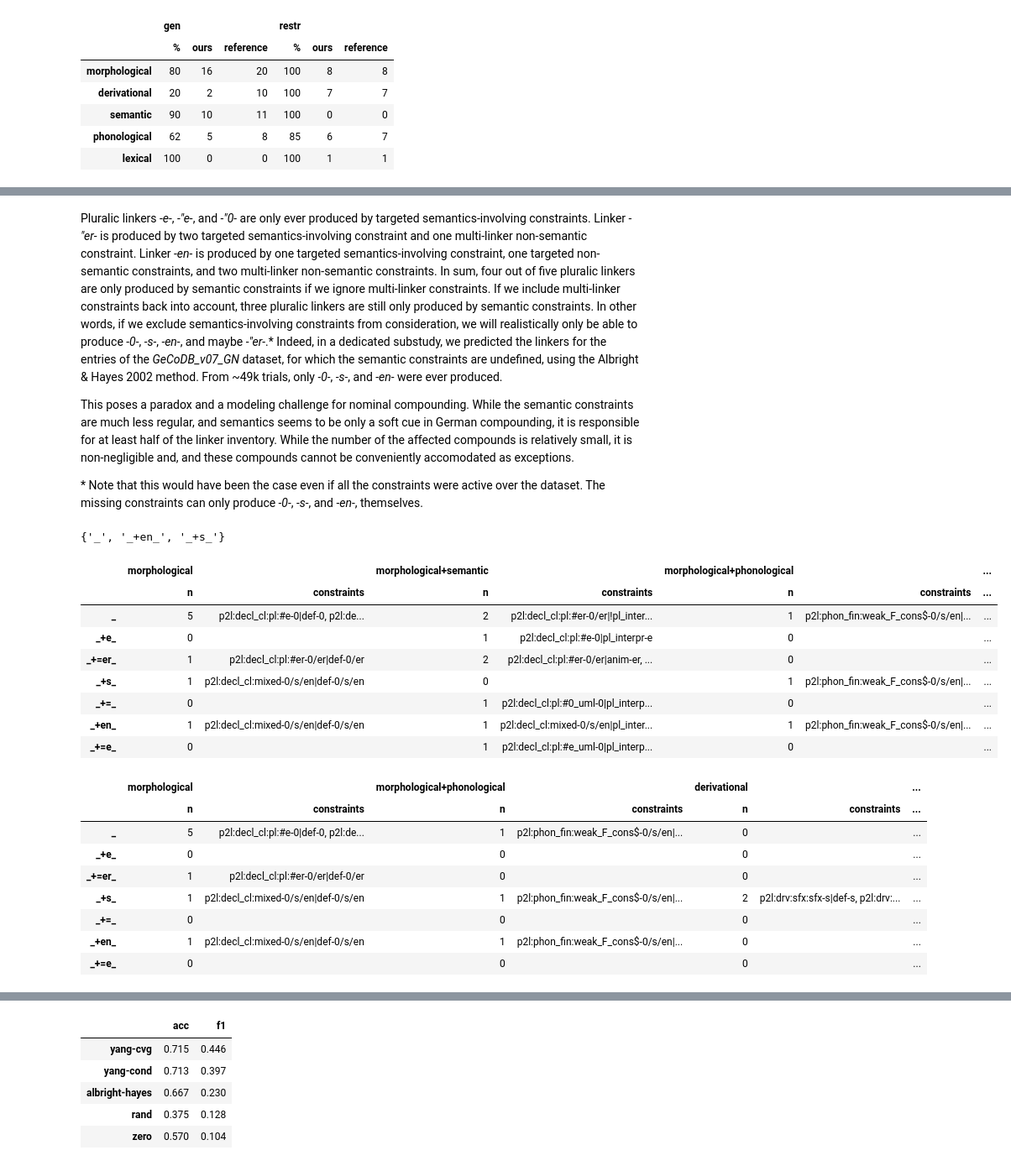
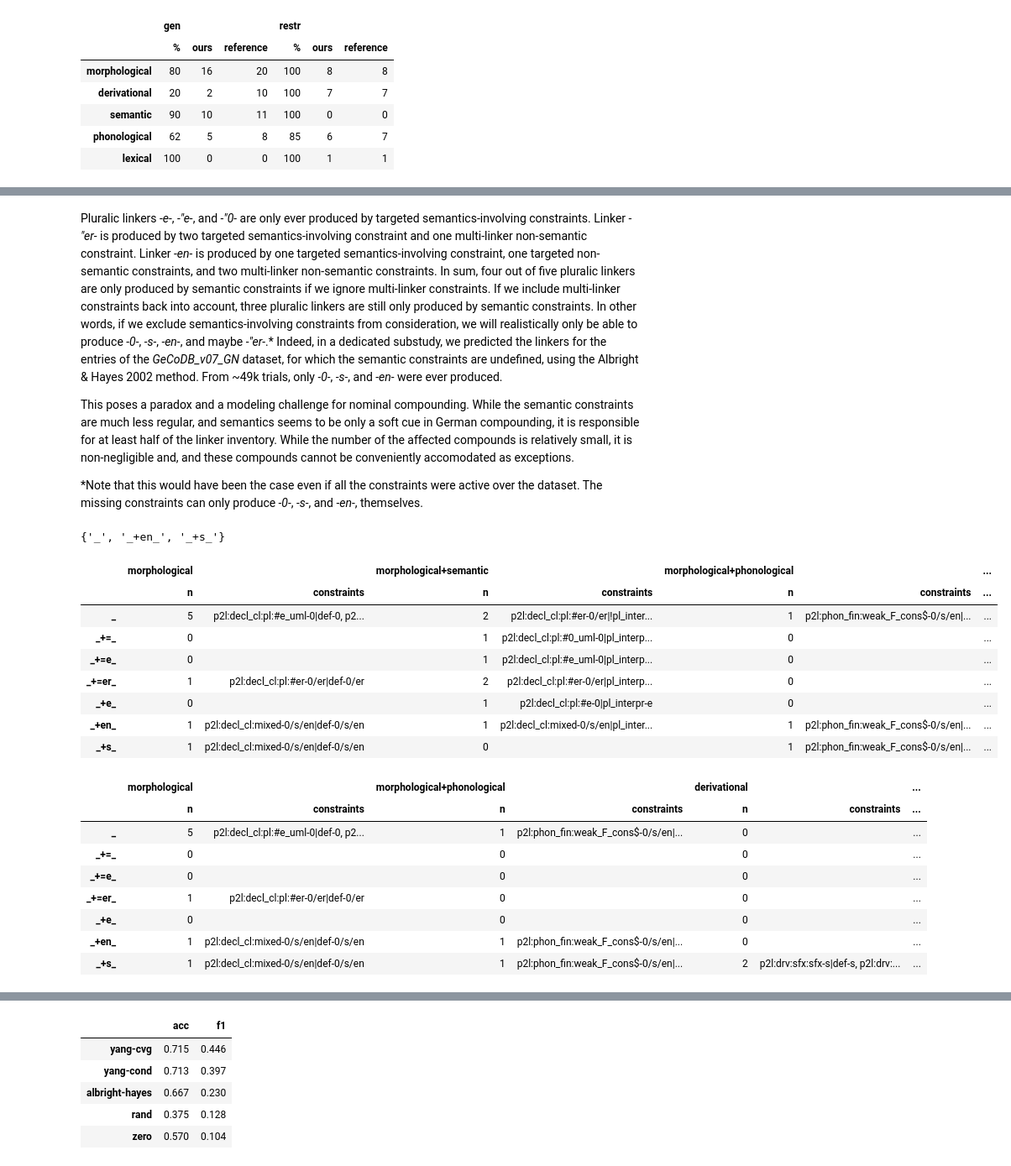
Before and after one commit to maxschmaltz/DieKonstraints, a Jupyter notebook: comp_modeling/inspect.ipynb, the cells around one changed output, grey strips where cells are left out. Shown at 84% size. Cells and saved outputs as stored; diff of their text form; code cells hidden in the pictures.

```diff
--- a/comp_modeling/inspect.ipynb
+++ b/comp_modeling/inspect.ipynb
@@ -101,0 +104,18 @@ involved_domains_comparison_df
+# %%
+active_gen_domains_data = defaultdict(lambda: defaultdict(int))
+for constrs in list(acceptable_linkers_all.values()) + list(unacceptable_linkers_all.values()):
+    for c_ids in constrs.values():
+        for c_id in c_ids:
+            if c_id.startswith("p2l:") or c_id == "l2p:en|non_par_m" or c_id == DEF_ID:
+                key = "gen"
+            else:
+                key = "restr"
+            for domain in constraints[c_id]["domain_type"]:
+                active_gen_domains_data[domain][key] += 1
+
+active_gen_domains_df = pd.DataFrame(active_gen_domains_data).fillna(0).astype(int)
+active_gen_domains_df = active_gen_domains_df.T
+active_gen_domains_df.drop("default", inplace=True)
+
+save_tsv_generic(active_gen_domains_df, "out/active_gen_domains.tsv")
+active_gen_domains_df
@@ -104,7 +131,7 @@ Pluralic linkers _-e-_, _-"e-_, and _-"0-_ are only ever produced by targeted se
 
 This poses a paradox and a modeling challenge for nominal compounding. While the semantic constraints are much less regular, and semantics seems to be only a soft cue in German compounding, it is responsible for at least half of the linker inventory. While the number of the affected compounds is relatively small, it is non-negligible and, and these compounds cannot be conveniently accomodated as exceptions.
 
-\* Note that this would have been the case even if all the constraints were active over the dataset. The missing constraints can only produce _-0-_, _-s-_, and _-en-_, themselves.
+*Note that this would have been the case even if all the constraints were active over the dataset. The missing constraints can only produce _-0-_, _-s-_, and _-en-_, themselves.
 # %%
 unused_constrs = list(set(used_constrs_ref) - set(used_constrs))
 unproduced_linkers = set()
@@ -119,45 +146,45 @@ unproduced_linkers
 # %%
 linkers_by_domains_df = pd.DataFrame(linkers_by_domains_data)
 linkers_by_domains_df.drop(("default", "constraints"), inplace=True)
 linkers_by_domains_df = linkers_by_domains_df.T
 keys = sorted(linkers_by_domains_df.columns.levels[0], key=lambda x: ("morph" in x), reverse=True)
 keys.remove("morphological")
 keys.remove("morphological+semantic")
 keys = ["morphological", "morphological+semantic"] + keys
 keys.remove("default")
 col_order = []
 for key in keys:
     linkers_by_domains_df[key, "n"] = linkers_by_domains_df[key, "constraints"].map(
         lambda x: len(x) if isinstance(x, list) else 0
     )
     linkers_by_domains_df[key, "constraints"] = linkers_by_domains_df[key, "constraints"].map(
         lambda x: ", ".join(x) if isinstance(x, list) else ""
     )
     col_order.extend([(key, "n"), (key, "constraints")])
-linkers_by_domains_df = linkers_by_domains_df[col_order]
+linkers_by_domains_df = linkers_by_domains_df[col_order].sort_index()
 
-save_tsv_generic(linkers_by_domains_df, "out/linkers_by_domains_df.tsv")
+save_tsv_generic(linkers_by_domains_df, "out/linkers_by_domains.tsv")
 linkers_by_domains_df
 # %% [output]
 |  | morphological |  | morphological+semantic |  | morphological+phonological |  | ... |
 |  | n | constraints | n | constraints | n | constraints | ... |
-| _ | 5 | p2l:decl_cl:pl:#e-0|def-0, p2l:de... | 2 | p2l:decl_cl:pl:#er-0/er|!pl_inter... | 1 | p2l:phon_fin:weak_F_cons$-0/s/en|... | ... |
+| _ | 5 | p2l:decl_cl:pl:#e_uml-0|def-0, p2... | 2 | p2l:decl_cl:pl:#er-0/er|!pl_inter... | 1 | p2l:phon_fin:weak_F_cons$-0/s/en|... | ... |
+| _+=_ | 0 |  | 1 | p2l:decl_cl:pl:#0_uml-0|pl_interp... | 0 |  | ... |
+| _+=e_ | 0 |  | 1 | p2l:decl_cl:pl:#e_uml-0|pl_interp... | 0 |  | ... |
+| _+=er_ | 1 | p2l:decl_cl:pl:#er-0/er|def-0/er | 2 | p2l:decl_cl:pl:#er-0/er|pl_interp... | 0 |  | ... |
 | _+e_ | 0 |  | 1 | p2l:decl_cl:pl:#e-0|pl_interpr-e | 0 |  | ... |
-| _+=er_ | 1 | p2l:decl_cl:pl:#er-0/er|def-0/er | 2 | p2l:decl_cl:pl:#er-0/er|anim-er, ... | 0 |  | ... |
+| _+en_ | 1 | p2l:decl_cl:mixed-0/s/en|def-0/s/en | 1 | p2l:decl_cl:mixed-0/s/en|pl_inter... | 1 | p2l:phon_fin:weak_F_cons$-0/s/en|... | ... |
 | _+s_ | 1 | p2l:decl_cl:mixed-0/s/en|def-0/s/en | 0 |  | 1 | p2l:phon_fin:weak_F_cons$-0/s/en|... | ... |
-| _+=_ | 0 |  | 1 | p2l:decl_cl:pl:#0_uml-0|pl_interp... | 0 |  | ... |
-| _+en_ | 1 | p2l:decl_cl:mixed-0/s/en|def-0/s/en | 1 | p2l:decl_cl:mixed-0/s/en|pl_inter... | 1 | p2l:phon_fin:weak_F_cons$-0/s/en|... | ... |
-| _+=e_ | 0 |  | 1 | p2l:decl_cl:pl:#e_uml-0|pl_interp... | 0 |  | ... |
 # %%
 linkers_by_domains_df[[col for col in linkers_by_domains_df.columns if not "sem" in col[0]]]
 # %% [output]
 |  | morphological |  | morphological+phonological |  | derivational |  | ... |
 |  | n | constraints | n | constraints | n | constraints | ... |
-| _ | 5 | p2l:decl_cl:pl:#e-0|def-0, p2l:de... | 1 | p2l:phon_fin:weak_F_cons$-0/s/en|... | 0 |  | ... |
+| _ | 5 | p2l:decl_cl:pl:#e_uml-0|def-0, p2... | 1 | p2l:phon_fin:weak_F_cons$-0/s/en|... | 0 |  | ... |
+| _+=_ | 0 |  | 0 |  | 0 |  | ... |
+| _+=e_ | 0 |  | 0 |  | 0 |  | ... |
+| _+=er_ | 1 | p2l:decl_cl:pl:#er-0/er|def-0/er | 0 |  | 0 |  | ... |
 | _+e_ | 0 |  | 0 |  | 0 |  | ... |
-| _+=er_ | 1 | p2l:decl_cl:pl:#er-0/er|def-0/er | 0 |  | 0 |  | ... |
+| _+en_ | 1 | p2l:decl_cl:mixed-0/s/en|def-0/s/en | 1 | p2l:phon_fin:weak_F_cons$-0/s/en|... | 0 |  | ... |
 | _+s_ | 1 | p2l:decl_cl:mixed-0/s/en|def-0/s/en | 1 | p2l:phon_fin:weak_F_cons$-0/s/en|... | 2 | p2l:drv:sfx:sfx-s|def-s, p2l:drv:... | ... |
-| _+=_ | 0 |  | 0 |  | 0 |  | ... |
-| _+en_ | 1 | p2l:decl_cl:mixed-0/s/en|def-0/s/en | 1 | p2l:phon_fin:weak_F_cons$-0/s/en|... | 0 |  | ... |
-| _+=e_ | 0 |  | 0 |  | 0 |  | ... |
 # %% [markdown]
```
Also changed, not shown: parts of 27 cells of this notebook, 11 other files.
